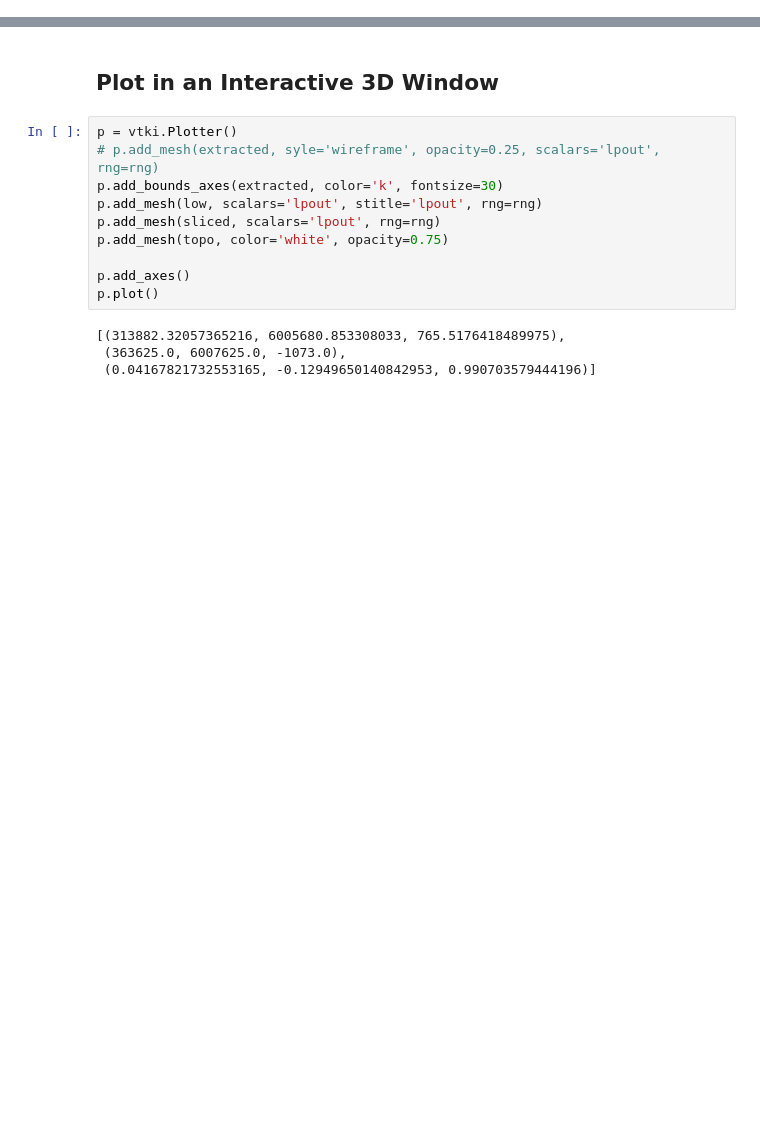
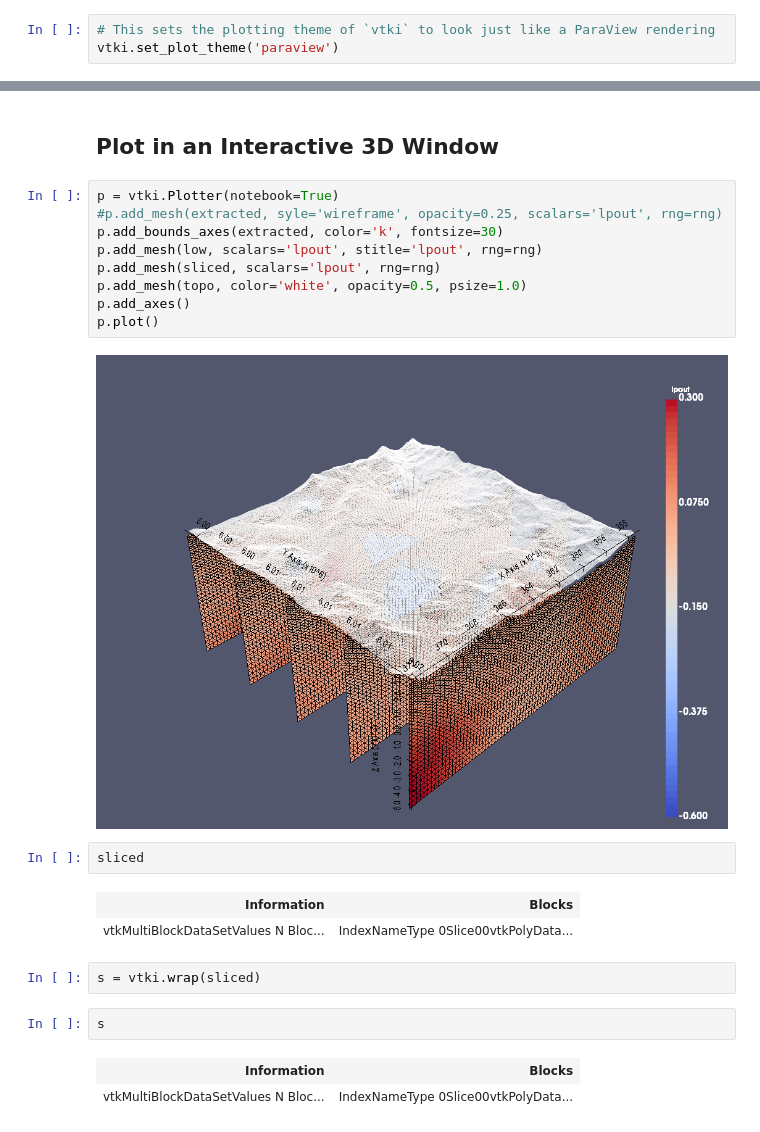
Before and after one commit to OpenGeoVis/PVGeo-Examples, a Jupyter notebook: 3.0 - Using the vtkInterface Package.ipynb, the cells around one changed output, grey strips where cells are left out. Drawn from its saved outputs; the diff is of its cells as text; blank space fills up the shorter version.

Commit message:
Add example for using vtki

```diff
--- a/3.0 - Using the vtkInterface Package.ipynb
+++ b/3.0 - Using the vtkInterface Package.ipynb
@@ -13,3 +32,6 @@ import discretize
+# %%
+# This sets the plotting theme of `vtki` to look just like a ParaView rendering
+vtki.set_plot_theme('paraview')
 # %% [markdown]
 ## Load the Data
 # %%
@@ -47,16 +72,25 @@ rng = np.nanmin(arr), np.nanmax(arr)
 # %% [markdown]
 ## Plot in an Interactive 3D Window
 # %%
-p = vtki.Plotter()
-# p.add_mesh(extracted, syle='wireframe', opacity=0.25, scalars='lpout', rng=rng)
+p = vtki.Plotter(notebook=True)
+#p.add_mesh(extracted, syle='wireframe', opacity=0.25, scalars='lpout', rng=rng)
 p.add_bounds_axes(extracted, color='k', fontsize=30)
 p.add_mesh(low, scalars='lpout', stitle='lpout', rng=rng)
 p.add_mesh(sliced, scalars='lpout', rng=rng)
-p.add_mesh(topo, color='white', opacity=0.75)
-
+p.add_mesh(topo, color='white', opacity=0.5, psize=1.0)
 p.add_axes()
 p.plot()
 # %% [output]
-[(313882.32057365216, 6005680.853308033, 765.5176418489975),
- (363625.0, 6007625.0, -1073.0),
- (0.04167821732553165, -0.12949650140842953, 0.990703579444196)]
+[figure, added]
+# %%
+sliced
+# %% [output]
+| Information | Blocks |
+| vtkMultiBlockDataSetValues N Bloc... | IndexNameType 0Slice00vtkPolyData... |
+# %%
+s = vtki.wrap(sliced)
+# %%
+s
+# %% [output]
+| Information | Blocks |
+| vtkMultiBlockDataSetValues N Bloc... | IndexNameType 0Slice00vtkPolyData... |
```
Also changed, not shown: parts of 8 cells of this notebook, 1 other file.
